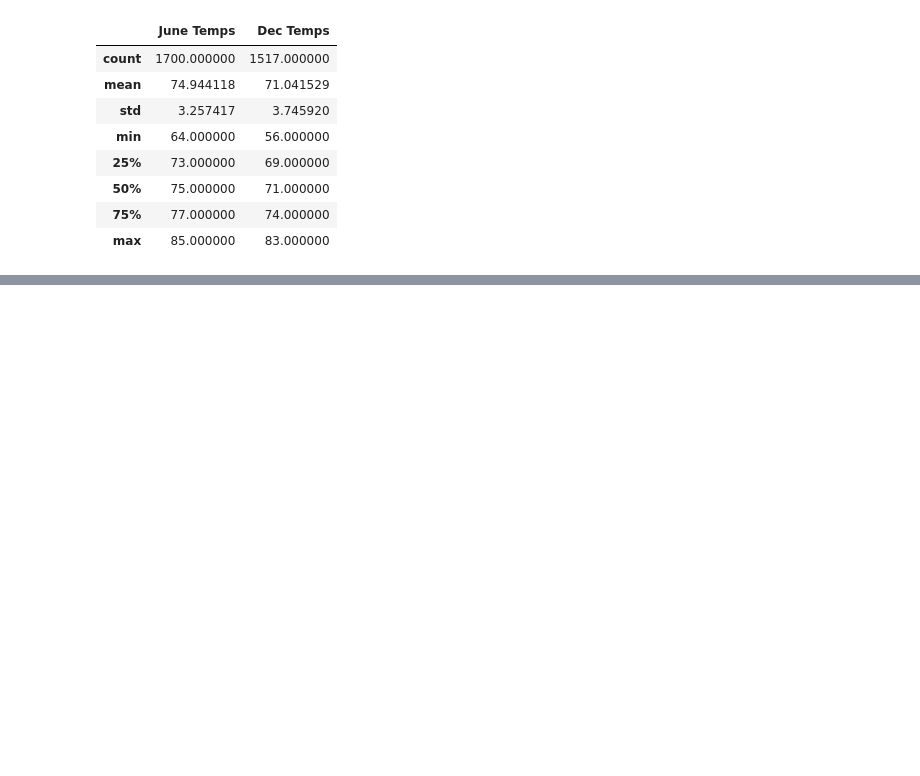
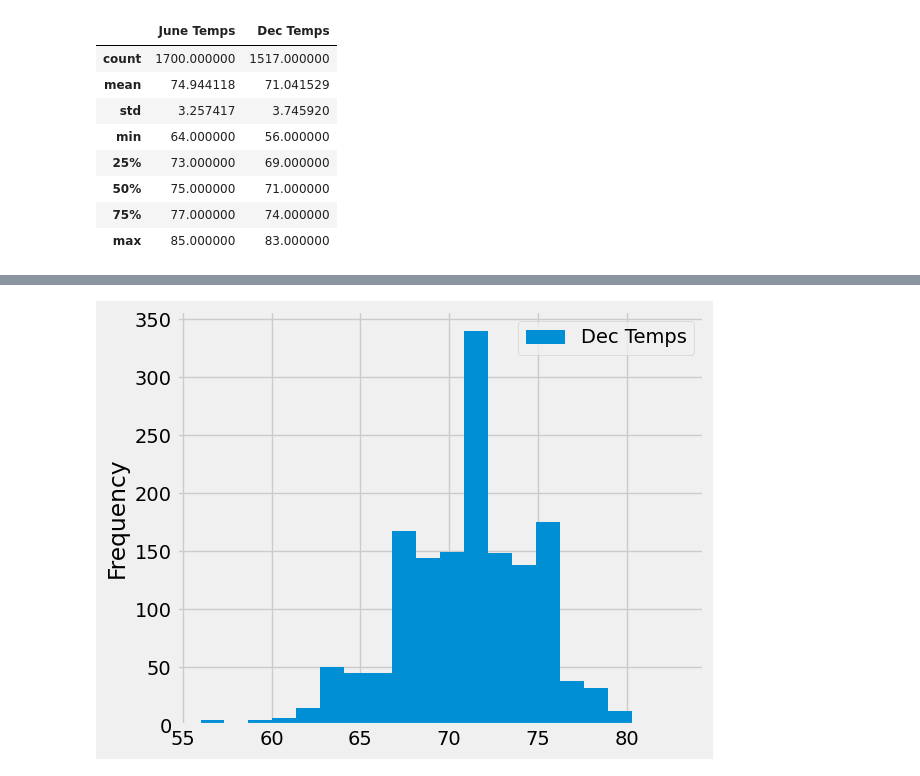
Before and after one commit to Nicholas-DeMarco/Surfs_Up, a Jupyter notebook: SurfsUp_Challenge.ipynb, the cells around one changed output, grey strips where cells are left out. Saved outputs shown, nothing was run; the diff lists cells and outputs as text; code cells hidden in the pictures; blank space fills up the shorter version.

```diff
--- a/SurfsUp_Challenge.ipynb
+++ b/SurfsUp_Challenge.ipynb
@@ -150,0 +161,5 @@ summary_df
+# %%
+dec_df.plot.hist(bins=20)
+plt.tight_layout()
+# %% [output]
+[figure, added]
```
Also changed, not shown: parts of 2 cells of this notebook.
